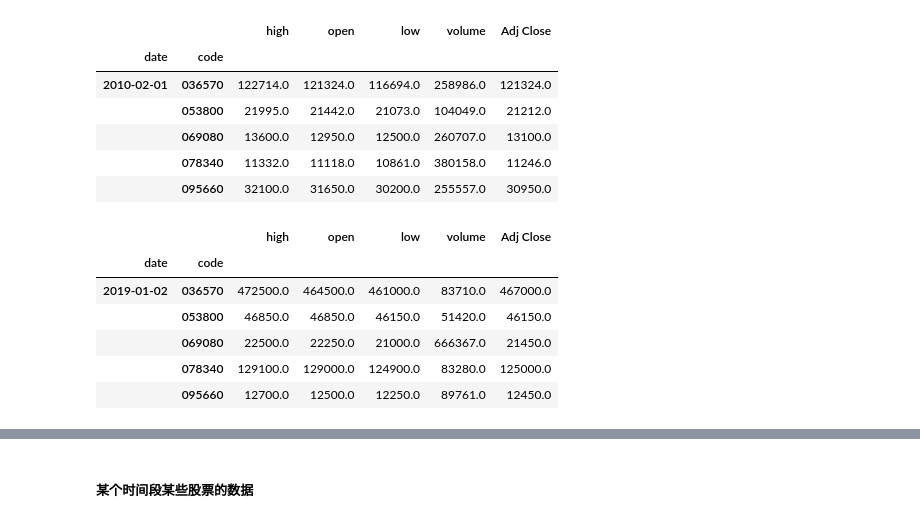
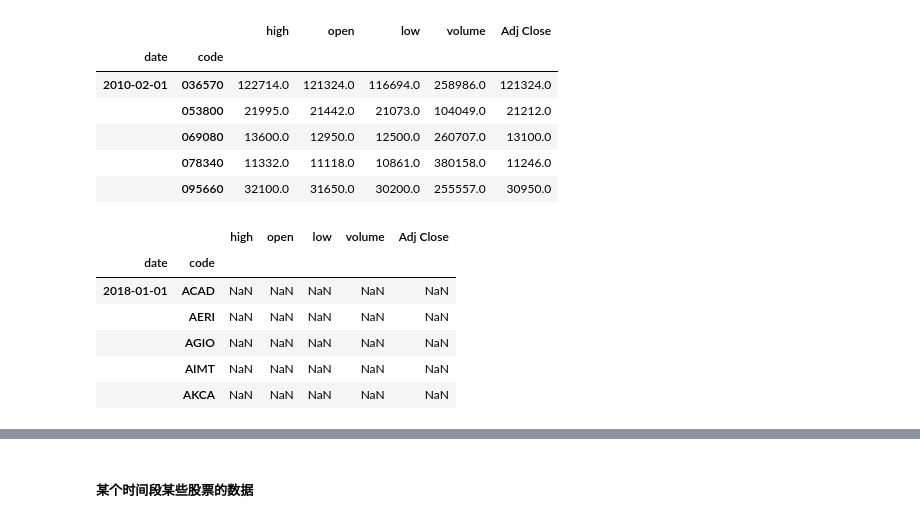
Before and after one commit to dxcv/strategy_research, a Jupyter notebook: pair trading -- python/summary.ipynb, the cells around one changed output, grey strips where cells are left out. Saved outputs shown, nothing was run; the diff lists cells and outputs as text; code cells hidden in the pictures.

```diff
--- a/pair trading -- python/summary.ipynb
+++ b/pair trading -- python/summary.ipynb
@@ -152,12 +145,12 @@ data.loc[('2010-02',slice(None)),:].head()
 |  | 095660 | 32100.0 | 31650.0 | 30200.0 | 255557.0 | 30950.0 |
 # %%
 # 某一年的数据
-data.loc[('2019',slice(None)),:].head()
+data.loc[(('2019'),slice(None)),:].head()
 # %% [output]
 |  |  | high | open | low | volume | Adj Close |
 | date | code |  |  |  |  |  |
-| 2019-01-02 | 036570 | 472500.0 | 464500.0 | 461000.0 | 83710.0 | 467000.0 |
-|  | 053800 | 46850.0 | 46850.0 | 46150.0 | 51420.0 | 46150.0 |
-|  | 069080 | 22500.0 | 22250.0 | 21000.0 | 666367.0 | 21450.0 |
-|  | 078340 | 129100.0 | 129000.0 | 124900.0 | 83280.0 | 125000.0 |
-|  | 095660 | 12700.0 | 12500.0 | 12250.0 | 89761.0 | 12450.0 |
+| 2018-01-01 | ACAD | NaN | NaN | NaN | NaN | NaN |
+|  | AERI | NaN | NaN | NaN | NaN | NaN |
+|  | AGIO | NaN | NaN | NaN | NaN | NaN |
+|  | AIMT | NaN | NaN | NaN | NaN | NaN |
+|  | AKCA | NaN | NaN | NaN | NaN | NaN |
```
Also changed, not shown: parts of 16 cells of this notebook, 1 other file.
